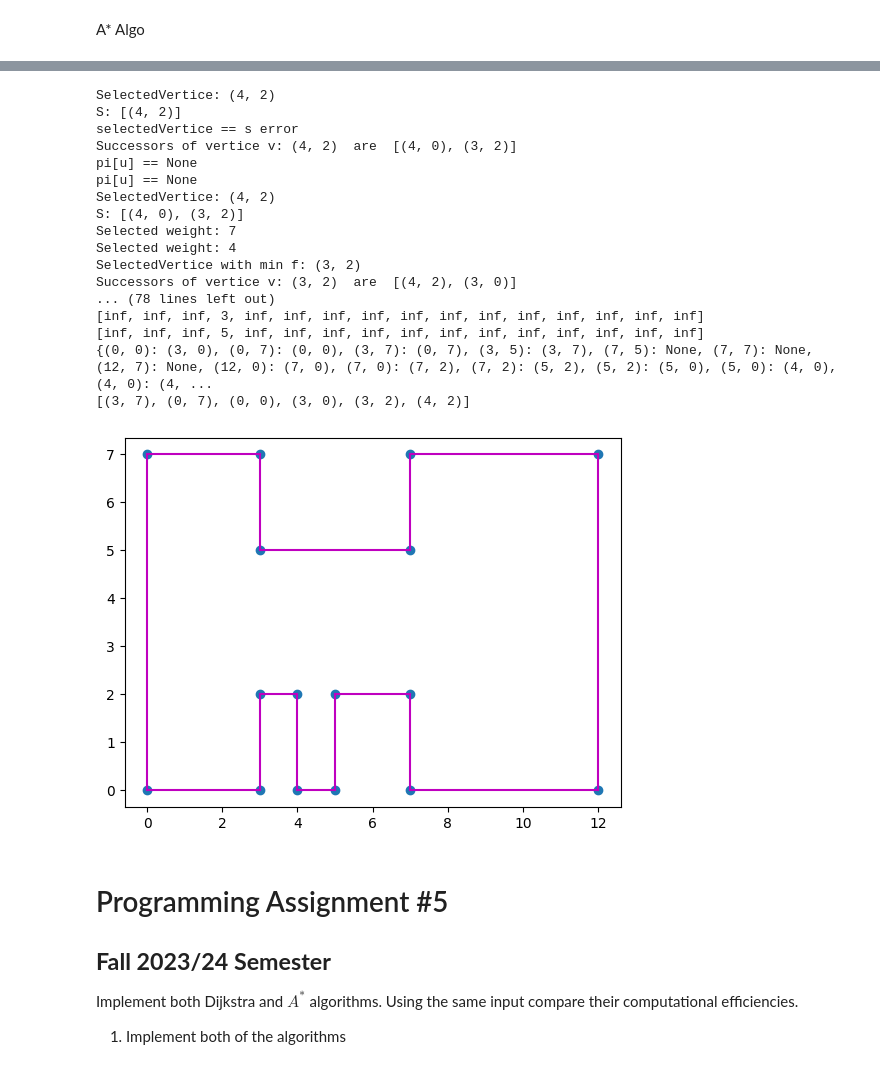
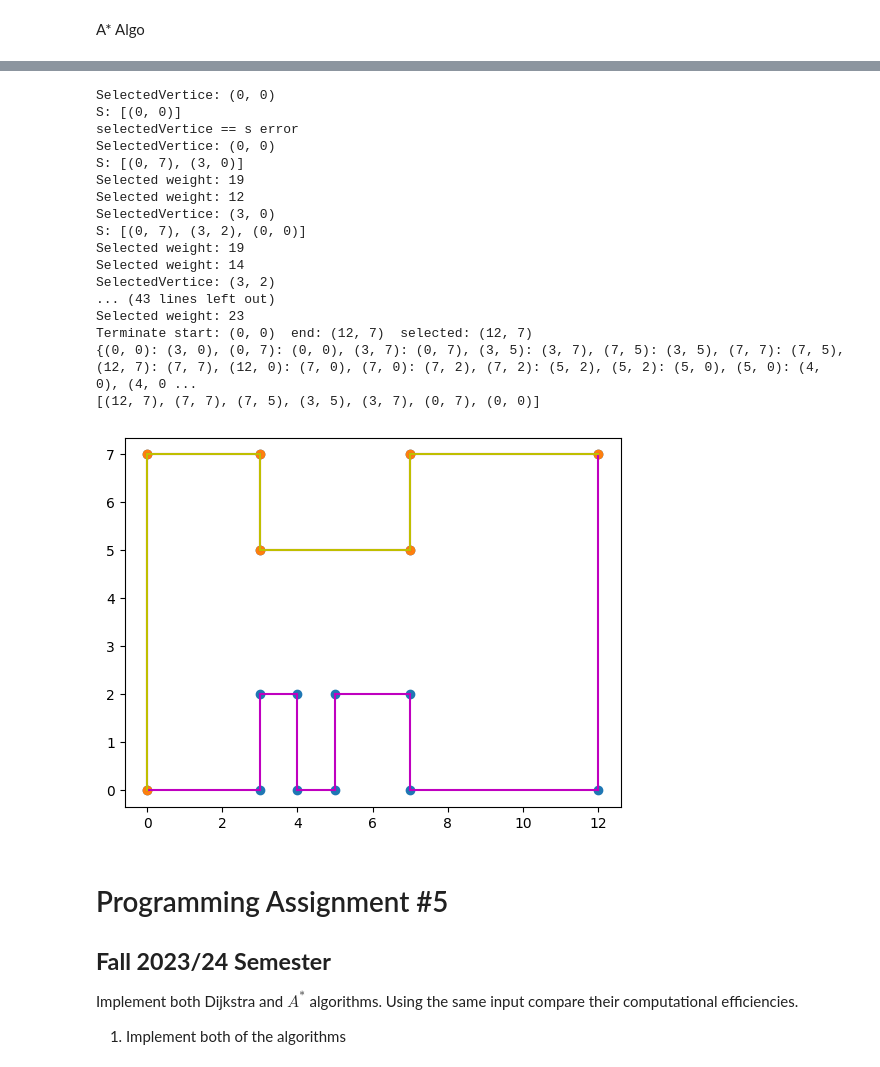
Before and after one commit to Ismail-Armutcu/Algorithms-for-Interactive-Sytems, a Jupyter notebook: MMI513_PA5_PathFinding.ipynb, the cells around one changed output, grey strips where cells are left out. Cells and saved outputs as stored; diff of their text form; code cells hidden in the pictures.

```diff
--- a/MMI513_PA5_PathFinding.ipynb
+++ b/MMI513_PA5_PathFinding.ipynb
@@ -433,14 +433,20 @@ def getgraph(points): # We are not doing any type-checking, which is not good!
     e.append(((p1x,p1y),(p2x,p2y)))
   return v, e
 
-def plotgraph(vertices, edges):
+def plotgraph(vertices, edges, flag = True):
   x, y = [], []
   for v in vertices:
     x.append(v[0])
     y.append(v[1])
-  plt.scatter(np.array(x), np.array(y))
-  for e in edges:
-    plt.plot([e[0][0], e[1][0]], [e[0][1], e[1][1]], 'm')
+
+  if(flag):
+    plt.scatter(np.array(x), np.array(y))
+    for e in edges:
+      plt.plot([e[0][0], e[1][0]], [e[0][1], e[1][1]], 'm')
+  else:
+     plt.scatter(np.array(x), np.array(y))
+     for e in edges:
+      plt.plot([e[0][0], e[1][0]], [e[0][1], e[1][1]], 'y')
 # %% [markdown]
 ## **Testing code** ✅
 # %%
@@ -554,16 +560,13 @@ def aStar(vertices,edges,s,r):
       print("selectedVertice == s error")
     elif(selectedVertice == r and g[selectedVertice,r]< np.inf):
       print("Terminate start:",s," end:",r," selected:",selectedVertice)
-      for w in g.matrix:
-        print(w)
       return pi
-    else:
-      print("SelectedVertice with min f:", selectedVertice)
+
 
 
     if(selectedVertice in S):
        S.pop(S.index(selectedVertice))
-    print("Successors of vertice v:",selectedVertice," are ", getSuccessors(selectedVertice,edges,vertices))
+
     for u in getSuccessors(selectedVertice,edges,vertices):
       if(pi[u] == None):
         if(not (u in S)):
@@ -571,7 +574,7 @@ def aStar(vertices,edges,s,r):
         g[s,u] = g[s,selectedVertice] + weight(selectedVertice,u)
         pi[u] = selectedVertice
         g[u,r] = h(u,r)
-        print("pi[u] == None")
+
 
 
       elif((u in S) and ((g[s,selectedVertice] + weight(selectedVertice,u)) < g[s,u])):
@@ -580,7 +583,7 @@ def aStar(vertices,edges,s,r):
         g[s,u] = g[s,selectedVertice] + weight(selectedVertice,u)
         pi[u] = selectedVertice
         g[u,r] = h(u,r)
-        print("u in S) and ((g[s,u] + weight(selectedVertice,u)) < g[s,u])")
+
 
 
 
@@ -617,41 +620,49 @@ Successors of vertice v: (4.0, 3.0)  are  [(4.67, 1.33), (3.33, 3.0), (5.0, 4.0)
 # %%
 vertices = [(0,0),(0,7),(3,7),(3,5),(7,5),(7,7),(12,7),(12,0),(7,0),(7,2),(5,2),(5,0),(4,0),(4,2),(3,2),(3,0)]
 edges = [[ (0,0,) , (0,7)],[(0,7) , (3,7)],[ (3,7) , (3,5)],[ (3,5) , (7,5)],[ (7,5) , (7,7)],[ (7,7) , (12,7)],[ (12,7) , (12,0)],[ (12,0) , (7,0)]
          ,[ (7,0) , (7,2)],[ (7,2) , (5,2)],[ (5,2) , (5,0)],[ (5,0) , (4,0)],[ (4,0) , (4,2)],[ (4,2) , (3,2)],[ (3,2) , (3,0)],[ (3,0) , (0,0)]]
 
 plotgraph(vertices, edges)
 
-s = (4, 2)
-r = (3, 5)
+s = (0, 0)
+r = (12, 7)
 res = aStar(vertices,edges,s,r)
 print(res)
 
 prev = res[r]
 steps = []
+steps.append(r)
 steps.append(prev)
 while(prev != s):
   prev = res[prev]
   steps.append(prev)
+
+travelledEdges = []
+for i in range(len(steps)-1):
+  travelledEdges.append(((steps[i]),(steps[i+1])))
+
+
 print(steps)
+plotgraph(steps, travelledEdges,False)
 # %% [output]
-SelectedVertice: (4, 2)
-S: [(4, 2)]
+SelectedVertice: (0, 0)
+S: [(0, 0)]
 selectedVertice == s error
-Successors of vertice v: (4, 2)  are  [(4, 0), (3, 2)]
-pi[u] == None
-pi[u] == None
-SelectedVertice: (4, 2)
-S: [(4, 0), (3, 2)]
-Selected weight: 7
-Selected weight: 4
-SelectedVertice with min f: (3, 2)
-Successors of vertice v: (3, 2)  are  [(4, 2), (3, 0)]
-... (78 lines left out)
-[inf, inf, inf, 3, inf, inf, inf, inf, inf, inf, inf, inf, inf, inf, inf, inf]
-[inf, inf, inf, 5, inf, inf, inf, inf, inf, inf, inf, inf, inf, inf, inf, inf]
-{(0, 0): (3, 0), (0, 7): (0, 0), (3, 7): (0, 7), (3, 5): (3, 7), (7, 5): None, (7, 7): None, (12, 7): None, (12, 0): (7, 0), (7, 0): (7, 2), (7, 2): (5, 2), (5, 2): (5, 0), (5, 0): (4, 0), (4, 0): (4, ...
-[(3, 7), (0, 7), (0, 0), (3, 0), (3, 2), (4, 2)]
+SelectedVertice: (0, 0)
+S: [(0, 7), (3, 0)]
+Selected weight: 19
+Selected weight: 12
+SelectedVertice: (3, 0)
+S: [(0, 7), (3, 2), (0, 0)]
+Selected weight: 19
+Selected weight: 14
+SelectedVertice: (3, 2)
+... (43 lines left out)
+Selected weight: 23
+Terminate start: (0, 0)  end: (12, 7)  selected: (12, 7)
+{(0, 0): (3, 0), (0, 7): (0, 0), (3, 7): (0, 7), (3, 5): (3, 7), (7, 5): (3, 5), (7, 7): (7, 5), (12, 7): (7, 7), (12, 0): (7, 0), (7, 0): (7, 2), (7, 2): (5, 2), (5, 2): (5, 0), (5, 0): (4, 0), (4, 0 ...
+[(12, 7), (7, 7), (7, 5), (3, 5), (3, 7), (0, 7), (0, 0)]
-[figure, old version]
+[figure, new version]
 # %% [markdown]
 # Programming Assignment #5
 
```
Also changed, not shown: parts of 1 cell of this notebook.
